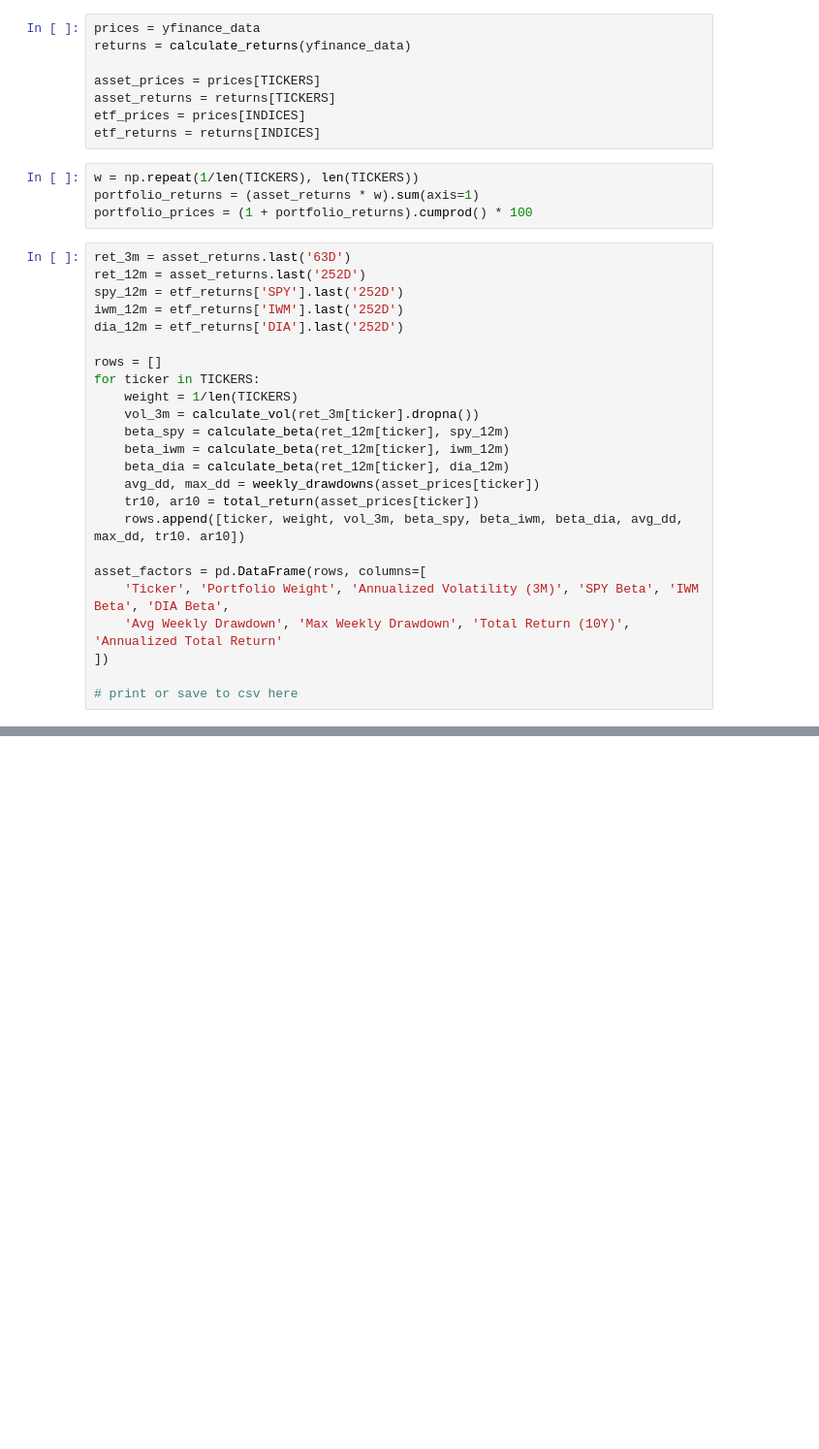
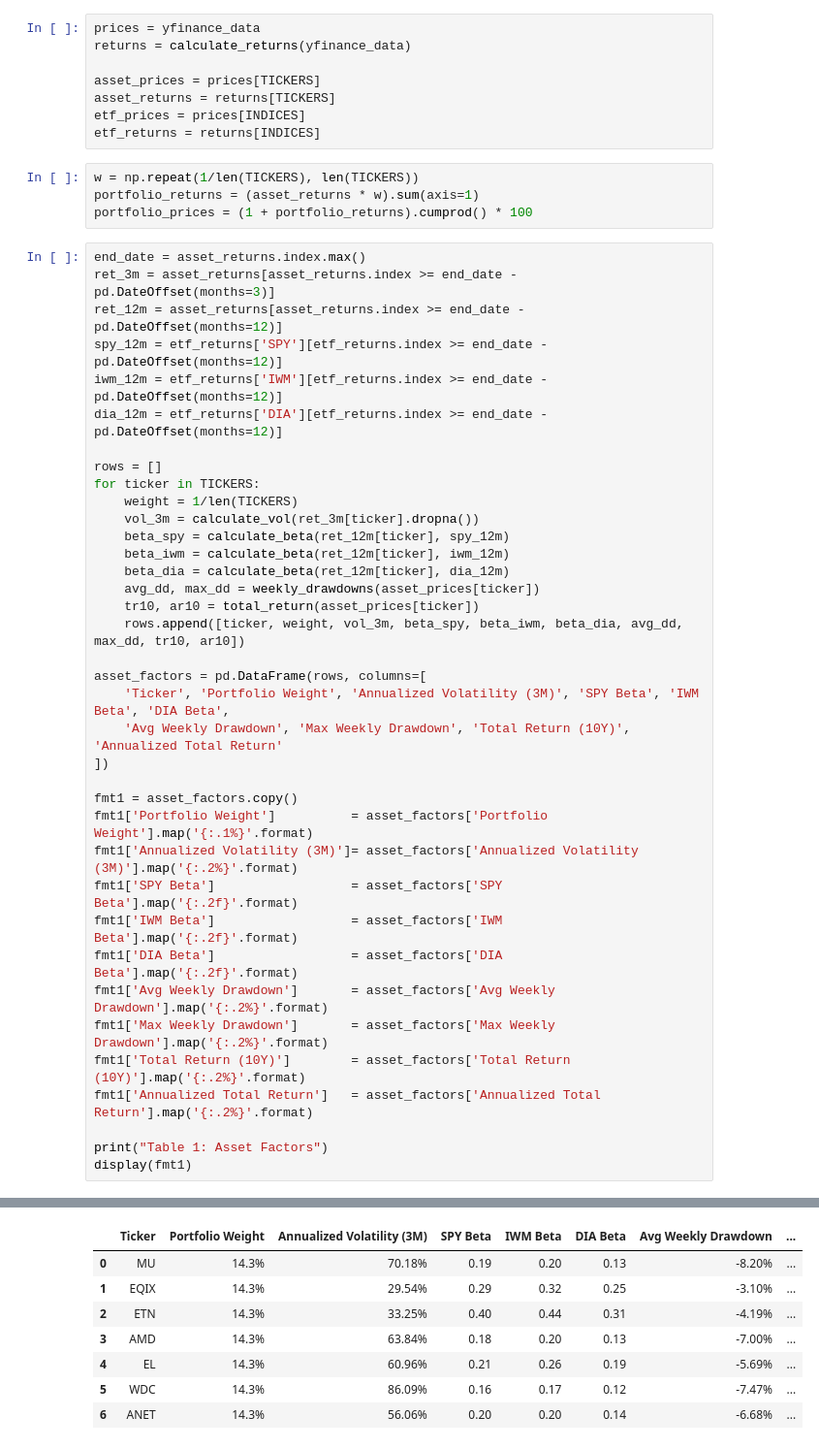
Before and after one commit to Spring-26-Quantitative-Finance/Theo-Joe-Quant-Projects, a Jupyter notebook: Project2/project2.ipynb, the cells around one changed output, grey strips where cells are left out. Shown at 97% size. Drawn from its saved outputs; the diff is of its cells as text; blank space fills up the shorter version.

```diff
--- a/Project2/project2.ipynb
+++ b/Project2/project2.ipynb
@@ -88,11 +95,12 @@ w = np.repeat(1/len(TICKERS), len(TICKERS))
 portfolio_returns = (asset_returns * w).sum(axis=1)
 portfolio_prices = (1 + portfolio_returns).cumprod() * 100
 # %%
-ret_3m = asset_returns.last('63D')
-ret_12m = asset_returns.last('252D')
-spy_12m = etf_returns['SPY'].last('252D')
-iwm_12m = etf_returns['IWM'].last('252D')
-dia_12m = etf_returns['DIA'].last('252D')
+end_date = asset_returns.index.max()
+ret_3m = asset_returns[asset_returns.index >= end_date - pd.DateOffset(months=3)]
+ret_12m = asset_returns[asset_returns.index >= end_date - pd.DateOffset(months=12)]
+spy_12m = etf_returns['SPY'][etf_returns.index >= end_date - pd.DateOffset(months=12)]
+iwm_12m = etf_returns['IWM'][etf_returns.index >= end_date - pd.DateOffset(months=12)]
+dia_12m = etf_returns['DIA'][etf_returns.index >= end_date - pd.DateOffset(months=12)]
 
 rows = []
 for ticker in TICKERS:
@@ -103,11 +111,24 @@ for ticker in TICKERS:
     beta_dia = calculate_beta(ret_12m[ticker], dia_12m)
     avg_dd, max_dd = weekly_drawdowns(asset_prices[ticker])
     tr10, ar10 = total_return(asset_prices[ticker])
-    rows.append([ticker, weight, vol_3m, beta_spy, beta_iwm, beta_dia, avg_dd, max_dd, tr10. ar10])
+    rows.append([ticker, weight, vol_3m, beta_spy, beta_iwm, beta_dia, avg_dd, max_dd, tr10, ar10])
 
 asset_factors = pd.DataFrame(rows, columns=[
     'Ticker', 'Portfolio Weight', 'Annualized Volatility (3M)', 'SPY Beta', 'IWM Beta', 'DIA Beta',
     'Avg Weekly Drawdown', 'Max Weekly Drawdown', 'Total Return (10Y)', 'Annualized Total Return'
 ])
 
-# print or save to csv here
+fmt1 = asset_factors.copy()
+fmt1['Portfolio Weight']          = asset_factors['Portfolio Weight'].map('{:.1%}'.format)
+fmt1['Annualized Volatility (3M)']= asset_factors['Annualized Volatility (3M)'].map('{:.2%}'.format)
+fmt1['SPY Beta']                  = asset_factors['SPY Beta'].map('{:.2f}'.format)
+fmt1['IWM Beta']                  = asset_factors['IWM Beta'].map('{:.2f}'.format)
+fmt1['DIA Beta']                  = asset_factors['DIA Beta'].map('{:.2f}'.format)
+fmt1['Avg Weekly Drawdown']       = asset_factors['Avg Weekly Drawdown'].map('{:.2%}'.format)
+fmt1['Max Weekly Drawdown']       = asset_factors['Max Weekly Drawdown'].map('{:.2%}'.format)
+fmt1['Total Return (10Y)']        = asset_factors['Total Return (10Y)'].map('{:.2%}'.format)
+fmt1['Annualized Total Return']   = asset_factors['Annualized Total Return'].map('{:.2%}'.format)
+
+print("Table 1: Asset Factors")
+display(fmt1)
+# %% [output]
@@ -114,3 +136,11 @@ asset_factors = pd.DataFrame(rows, columns=[
+|  | Ticker | Portfolio Weight | Annualized Volatility (3M) | SPY Beta | IWM Beta | DIA Beta | Avg Weekly Drawdown | ... |
+| 0 | MU | 14.3% | 70.18% | 0.19 | 0.20 | 0.13 | -8.20% | ... |
+| 1 | EQIX | 14.3% | 29.54% | 0.29 | 0.32 | 0.25 | -3.10% | ... |
+| 2 | ETN | 14.3% | 33.25% | 0.40 | 0.44 | 0.31 | -4.19% | ... |
+| 3 | AMD | 14.3% | 63.84% | 0.18 | 0.20 | 0.13 | -7.00% | ... |
+| 4 | EL | 14.3% | 60.96% | 0.21 | 0.26 | 0.19 | -5.69% | ... |
+| 5 | WDC | 14.3% | 86.09% | 0.16 | 0.17 | 0.12 | -7.47% | ... |
+| 6 | ANET | 14.3% | 56.06% | 0.20 | 0.20 | 0.14 | -6.68% | ... |
 # %%
 rf_daily = risk_free_daily()
 portfolio_sharpe = sharpe_ratio(portfolio_returns, rf_daily)
```
Also changed, not shown: parts of 7 cells of this notebook.
